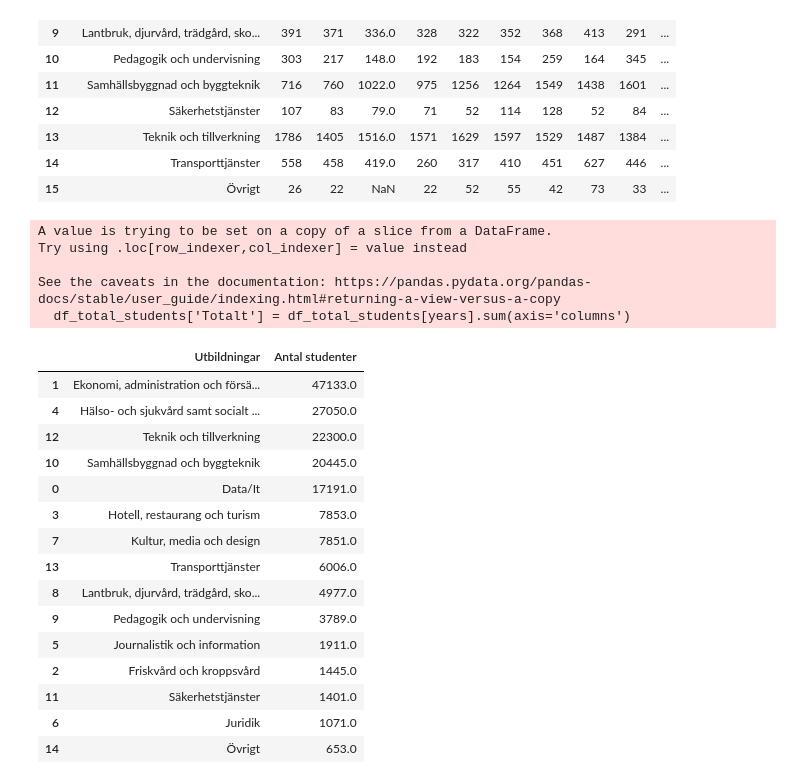
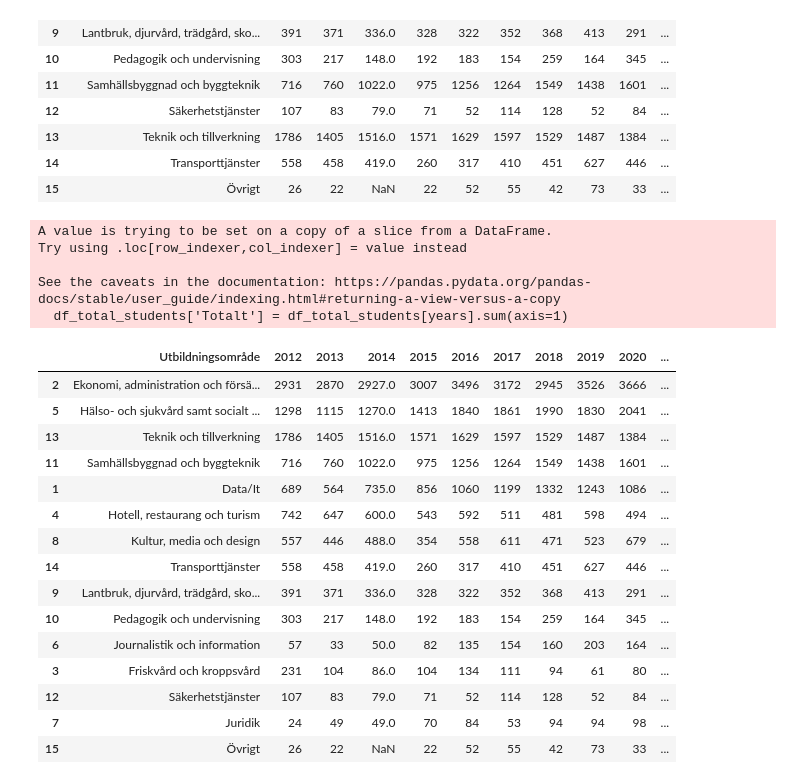
Before and after one commit to REAndreas/The_skool_grupp_3, a Jupyter notebook: storytelling2/storytelling2.ipynb, the cells around one changed output. Saved outputs shown, nothing was run; the diff lists cells and outputs as text; code cells hidden in the pictures.

```diff
--- a/storytelling2/storytelling2.ipynb
+++ b/storytelling2/storytelling2.ipynb
@@ -140,34 +120,31 @@ df_total_students
 | 13 | Teknik och tillverkning | 1786 | 1405 | 1516.0 | 1571 | 1629 | 1597 | 1529 | 1487 | 1384 | ... |
 | 14 | Transporttjänster | 558 | 458 | 419.0 | 260 | 317 | 410 | 451 | 627 | 446 | ... |
 | 15 | Övrigt | 26 | 22 | NaN | 22 | 52 | 55 | 42 | 73 | 33 | ... |
-# %%
-df_total_students['Totalt'] = df_total_students[years].sum(axis='columns')
-# %% [output]
-A value is trying to be set on a copy of a slice from a DataFrame.
-Try using .loc[row_indexer,col_indexer] = value instead
-
-See the caveats in the documentation: https://pandas.pydata.org/pandas-docs/stable/user_guide/indexing.html#returning-a-view-versus-a-copy
-  df_total_students['Totalt'] = df_total_students[years].sum(axis='columns')
 # %%
-students = df_total_students.set_index("Utbildningsområde").sum(axis='columns')
-df_students = students.reset_index()
-df_students.columns = ['Utbildningar', 'Antal studenter']
-total_students = df_students.sort_values(by='Antal studenter', ascending=False)
-total_students
+years = [str(year) for year in range(2012, 2025)]
+df_total_students = df[df['Utbildningsområde'] != 'Totalt']
+df_total_students['Totalt'] = df_total_students[years].sum(axis=1)
+df_total = df_total_students.sort_values(by='Totalt', ascending=False)
+df_total
 # %% [output]
+A value is trying to be set on a copy of a slice from a DataFrame.
+Try using .loc[row_indexer,col_indexer] = value instead
+
+See the caveats in the documentation: https://pandas.pydata.org/pandas-docs/stable/user_guide/indexing.html#returning-a-view-versus-a-copy
+  df_total_students['Totalt'] = df_total_students[years].sum(axis=1)
-|  | Utbildningar | Antal studenter |
-| 1 | Ekonomi, administration och försä... | 47133.0 |
-| 4 | Hälso- och sjukvård samt socialt ... | 27050.0 |
-| 12 | Teknik och tillverkning | 22300.0 |
-| 10 | Samhällsbyggnad och byggteknik | 20445.0 |
-| 0 | Data/It | 17191.0 |
-| 3 | Hotell, restaurang och turism | 7853.0 |
-| 7 | Kultur, media och design | 7851.0 |
-| 13 | Transporttjänster | 6006.0 |
-| 8 | Lantbruk, djurvård, trädgård, sko... | 4977.0 |
-| 9 | Pedagogik och undervisning | 3789.0 |
-| 5 | Journalistik och information | 1911.0 |
-| 2 | Friskvård och kroppsvård | 1445.0 |
-| 11 | Säkerhetstjänster | 1401.0 |
-| 6 | Juridik | 1071.0 |
-| 14 | Övrigt | 653.0 |
+|  | Utbildningsområde | 2012 | 2013 | 2014 | 2015 | 2016 | 2017 | 2018 | 2019 | 2020 | ... |
+| 2 | Ekonomi, administration och försä... | 2931 | 2870 | 2927.0 | 3007 | 3496 | 3172 | 2945 | 3526 | 3666 | ... |
+| 5 | Hälso- och sjukvård samt socialt ... | 1298 | 1115 | 1270.0 | 1413 | 1840 | 1861 | 1990 | 1830 | 2041 | ... |
+| 13 | Teknik och tillverkning | 1786 | 1405 | 1516.0 | 1571 | 1629 | 1597 | 1529 | 1487 | 1384 | ... |
+| 11 | Samhällsbyggnad och byggteknik | 716 | 760 | 1022.0 | 975 | 1256 | 1264 | 1549 | 1438 | 1601 | ... |
+| 1 | Data/It | 689 | 564 | 735.0 | 856 | 1060 | 1199 | 1332 | 1243 | 1086 | ... |
+| 4 | Hotell, restaurang och turism | 742 | 647 | 600.0 | 543 | 592 | 511 | 481 | 598 | 494 | ... |
+| 8 | Kultur, media och design | 557 | 446 | 488.0 | 354 | 558 | 611 | 471 | 523 | 679 | ... |
+| 14 | Transporttjänster | 558 | 458 | 419.0 | 260 | 317 | 410 | 451 | 627 | 446 | ... |
+| 9 | Lantbruk, djurvård, trädgård, sko... | 391 | 371 | 336.0 | 328 | 322 | 352 | 368 | 413 | 291 | ... |
+| 10 | Pedagogik och undervisning | 303 | 217 | 148.0 | 192 | 183 | 154 | 259 | 164 | 345 | ... |
+| 6 | Journalistik och information | 57 | 33 | 50.0 | 82 | 135 | 154 | 160 | 203 | 164 | ... |
+| 3 | Friskvård och kroppsvård | 231 | 104 | 86.0 | 104 | 134 | 111 | 94 | 61 | 80 | ... |
+| 12 | Säkerhetstjänster | 107 | 83 | 79.0 | 71 | 52 | 114 | 128 | 52 | 84 | ... |
+| 7 | Juridik | 24 | 49 | 49.0 | 70 | 84 | 53 | 94 | 94 | 98 | ... |
+| 15 | Övrigt | 26 | 22 | NaN | 22 | 52 | 55 | 42 | 73 | 33 | ... |
```
Also changed, not shown: parts of 5 cells of this notebook, 6 other files.
